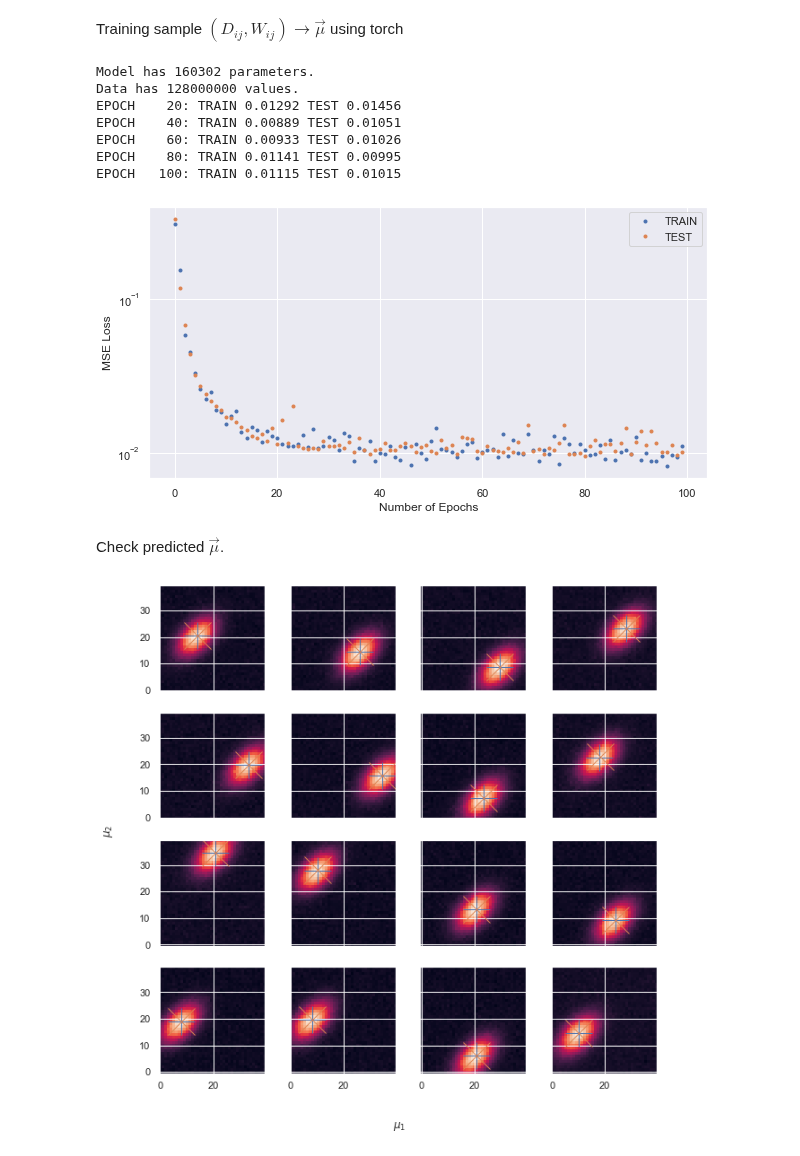
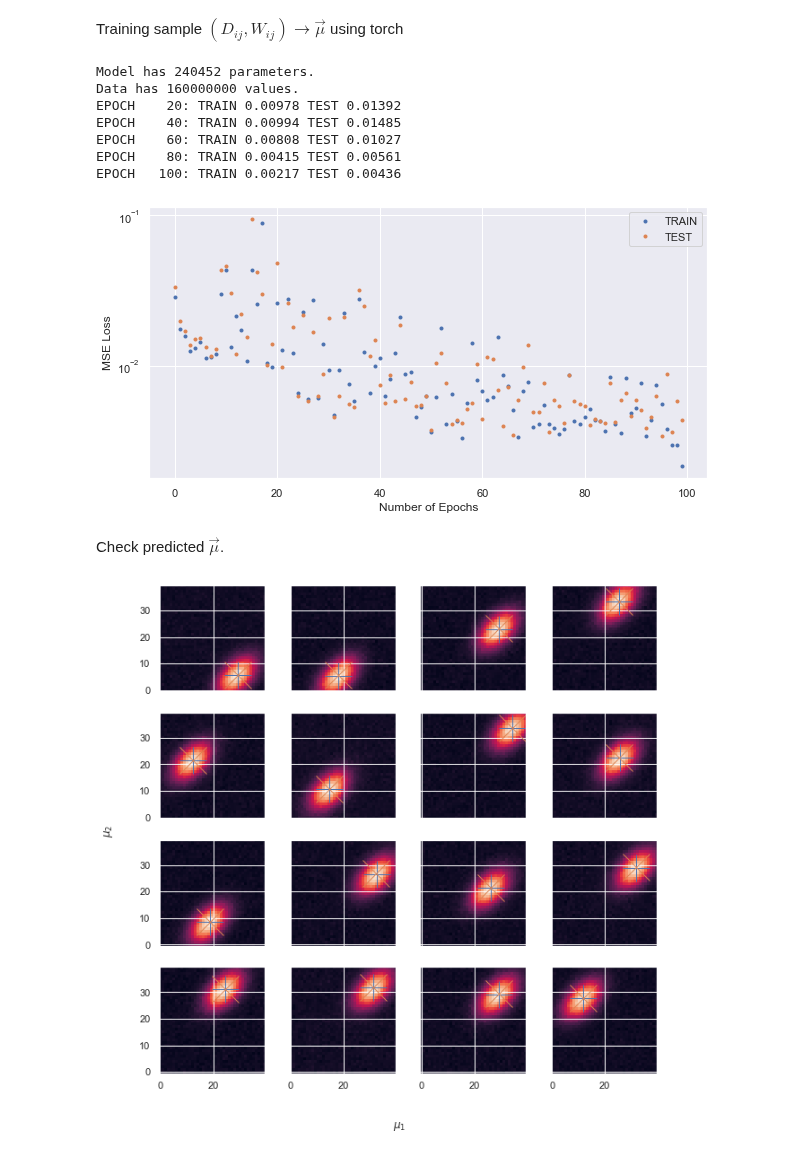
Before and after one commit to andyyPark/DESI-GMMModel, a Jupyter notebook: GMM.ipynb, the cells around one changed output. Cells and saved outputs as stored; diff of their text form; code cells hidden in the pictures.

```diff
--- a/GMM.ipynb
+++ b/GMM.ipynb
@@ -64,7 +60,7 @@ def data_sample(x1, x2, gen, ngauss=1, n=1000):
 # %% [markdown]
 Generate training and testing data
 # %%
-N_train, N_test = 80000, 80000
+N_train, N_test = 100000, 100000
 gen = np.random.RandomState(seed=123)
 
 x_train, y_train = data_sample(41, 41, gen, ngauss=1, n=N_train)
@@ -180,23 +176,23 @@ def learn(model, n_epochs=100, batch_size=200, learning_rate=0.05,
     return train_loss, test_loss, y_pred.detach()
 # %%
 torch.manual_seed(123)
-model = DNN_Torch(x_train.size(1), 100, y_train.size(1))
-train_loss, test_loss, y_pred = learn(model, learning_rate=0.01, n_epochs=100)
+model = DNN_Torch(x_train.size(1), 150, y_train.size(1))
+train_loss, test_loss, y_pred = learn(model)
 # %% [output]
-Model has 160302 parameters.
-Data has 128000000 values.
-EPOCH    20: TRAIN 0.01292 TEST 0.01456
-EPOCH    40: TRAIN 0.00889 TEST 0.01051
-EPOCH    60: TRAIN 0.00933 TEST 0.01026
-EPOCH    80: TRAIN 0.01141 TEST 0.00995
-EPOCH   100: TRAIN 0.01115 TEST 0.01015
+Model has 240452 parameters.
+Data has 160000000 values.
+EPOCH    20: TRAIN 0.00978 TEST 0.01392
+EPOCH    40: TRAIN 0.00994 TEST 0.01485
+EPOCH    60: TRAIN 0.00808 TEST 0.01027
+EPOCH    80: TRAIN 0.00415 TEST 0.00561
+EPOCH   100: TRAIN 0.00217 TEST 0.00436
-[figure, old version]
+[figure, new version]
 # %% [markdown]
 Check predicted $\vec{\mu}$.
 # %%
 plot_multiple_data(x_test.numpy(), y_test.numpy(), y_pred.numpy())
 # %% [output]
-[figure, old version]
+[figure, new version]
 # %%
 def plot_histogram(test, predicted):
 
```
Also changed, not shown: parts of 2 cells of this notebook.
